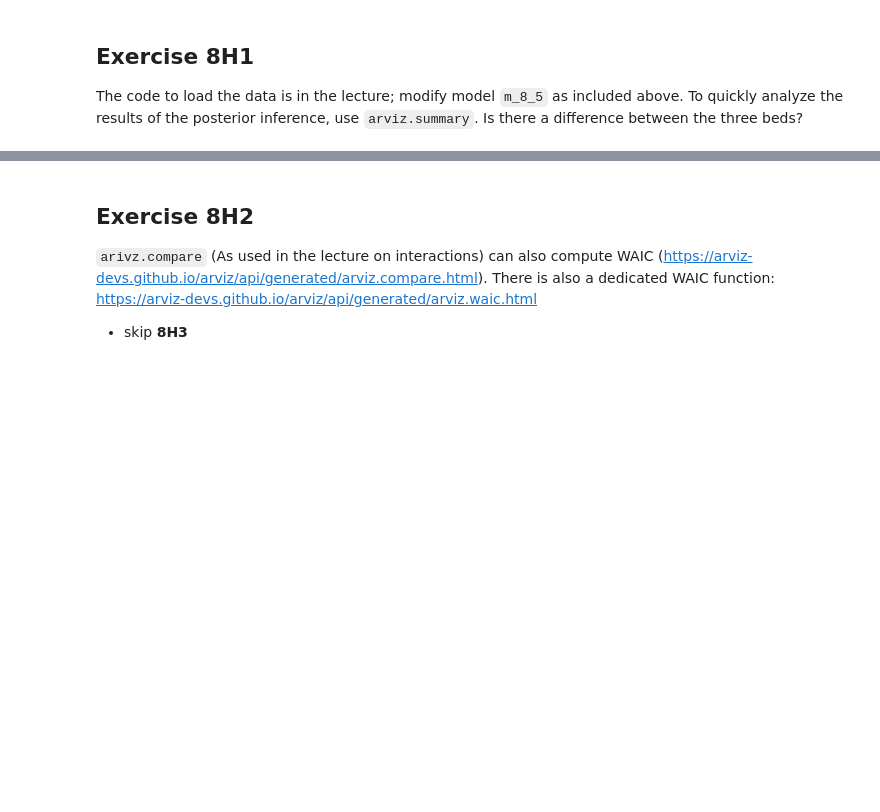
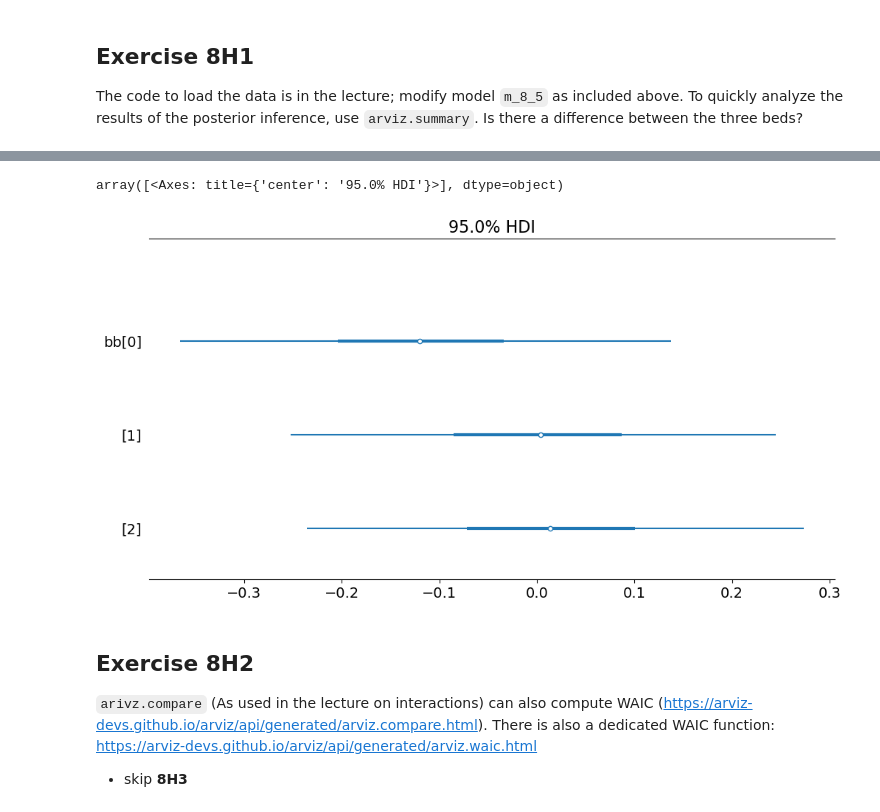
Before and after one commit to PatrickMatthiesen/ProbabilisticProgramming, a Jupyter notebook: 06-interactions/interactions-exercises.ipynb, the cells around one changed output, grey strips where cells are left out. Drawn from its saved outputs; the diff is of its cells as text; code cells hidden in the pictures; blank space fills up the shorter version.

```diff
--- a/06-interactions/interactions-exercises.ipynb
+++ b/06-interactions/interactions-exercises.ipynb
@@ -42,8 +58,8 @@ d["shade_cent"] = d.shade - d.shade.mean()
 
 with pm.Model() as m_8_5:
     a = pm.Normal("a", 0.5, 0.25)
-    bw = pm.Normal("bw", 0, 0.25)
-    bs = pm.Normal("bs", 0, 0.25)
+    bw = pm.TruncatedNormal("bw", mu=0.25, sigma=0.1, lower=0)  # Positive effect of water
+    bs = pm.TruncatedNormal("bs", mu=-0.25, sigma=0.1, upper=0)  # Negative effect of shade
     bws = pm.Normal("bws", 0, 0.25)
 
     mu = pm.Deterministic("mu",
@@ -54,4 +70,7 @@ with pm.Model() as m_8_5:
 
     blooms_std = pm.Normal("blooms_std", mu, sigma, observed = d.blooms_std.values)
 
-    m_8_5_idata = pm.sample(random_seed = rng)
+    # Prior predictive checks
+    prior_pred = pm.sample_prior_predictive()
+
+    m_8_5_idata = pm.sample(random_seed = rng, idata_kwargs={"log_likelihood": True})
@@ -59,3 +108,33 @@ with pm.Model() as m_8_5:
 ## Exercise 8H1
 
 The code to load the data is in the lecture; modify model `m_8_5` as included above. To quickly analyze the results of the posterior inference, use `arviz.summary`. Is there a difference between the three beds?
+# %%
+d = pd.read_csv("tulips.csv", delimiter=";").to_xarray()
+d["blooms_std"] = d.blooms / d.blooms.max()
+d["water_cent"] = d.water - d.water.mean()
+d["shade_cent"] = d.shade - d.shade.mean()
+# d["bed"] = pd.factorize(d.bed)[0]
+
+bed_codes, bed_mapping = pd.factorize(d.bed)  # Converts "a", "b", "c" into 0, 1, 2
+d["bed_code"] = bed_codes
+
+with pm.Model() as m_8_5_bed:
+    a = pm.Normal("a", 0.5, 0.25)
+    bw = pm.TruncatedNormal("bw", mu=0.25, sigma=0.1, lower=0)  # Positive effect of water
+    bs = pm.TruncatedNormal("bs", mu=-0.25, sigma=0.1, upper=0)  # Negative effect of shade
+    bws = pm.Normal("bws", 0, 0.25)
+    bb = pm.Normal("bb", 0, 0.25, shape=bed_mapping.size)
+
+    mu = pm.Deterministic("mu",
+         a +  bw * d.water_cent.values \
+           +  bs * d.shade_cent.values \
+           + bws * d.water_cent.values * d.shade_cent.values
+           + bb[d.bed_code.values])
+    sigma = pm.Exponential("sigma", 1)
+
+    blooms_std = pm.Normal("blooms_std", mu, sigma, observed = d.blooms_std.values)
+
+    # Prior predictive checks
+    prior_pred = pm.sample_prior_predictive()
+
+    m_8_5_bed_idata = pm.sample(random_seed = rng, idata_kwargs={"log_likelihood": True})
@@ -62,3 +169,8 @@ The code to load the data is in the lecture; modify model `m_8_5` as included ab
+# %%
+az.plot_forest(m_8_5_bed_idata, var_names=["bb"], combined=True, hdi_prob=0.95, figsize=(12, 6))
+# %% [output]
+array([<Axes: title={'center': '95.0% HDI'}>], dtype=object)
+[figure, added]
 # %% [markdown]
 ## Exercise 8H2
 
```
Also changed, not shown: parts of 9 cells of this notebook, 2 other files.
